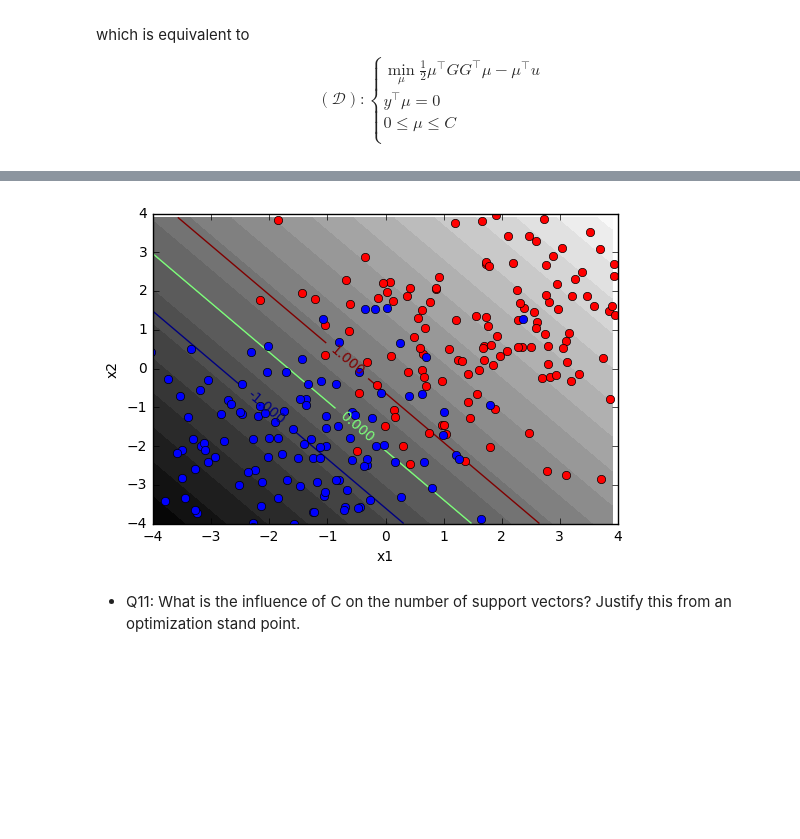
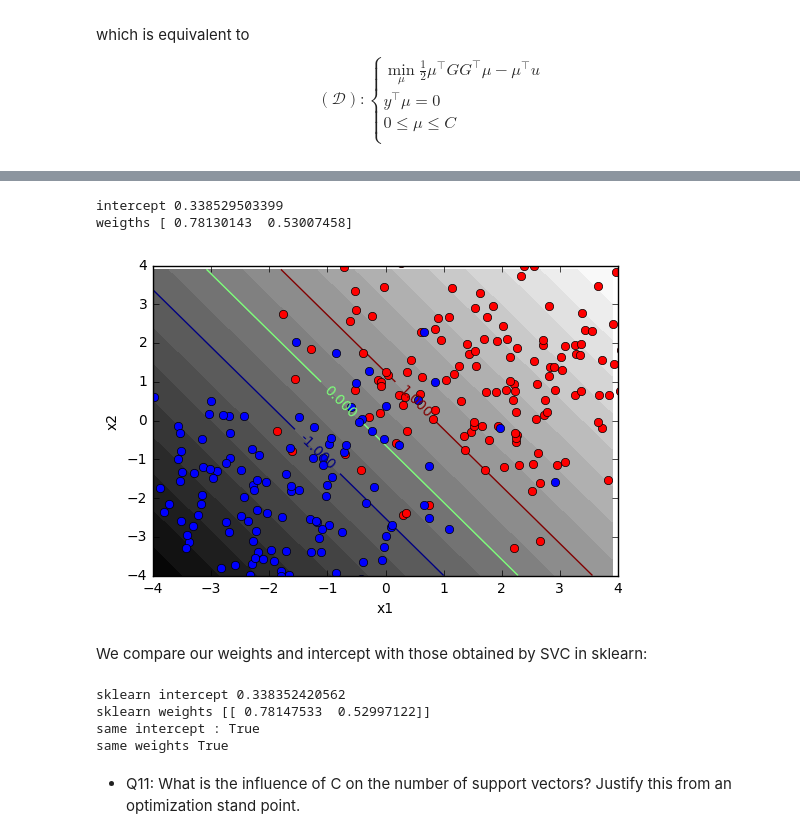
Before and after one commit to DataNest/project-optimization-data-science, a Jupyter notebook: project_el_alaoui_salma_and_hung_chia_man_and_liu_zhengying-merge.ipynb, the cells around one changed output, grey strips where cells are left out. Drawn from its saved outputs; the diff is of its cells as text; code cells hidden in the pictures; blank space fills up the shorter version.

Commit message:
correct question 19 and add comaprison with sklearn

```diff
--- a/project_el_alaoui_salma_and_hung_chia_man_and_liu_zhengying-merge.ipynb
+++ b/project_el_alaoui_salma_and_hung_chia_man_and_liu_zhengying-merge.ipynb
@@ -530,0 +571,9 @@ $$
+# %%
+def compute_b(K, y, mu_support, idx_support, C):
+    mu = np.zeros(K.shape[0])
+    mu[idx_support] = mu_support
+    # we choose a support vector for which \xi_i = 0, which means \mu_i < C
+    i = idx_support[np.where(C - mu_support > 1e-5)[0][0]]
+    y_i = y[i]
+    b = y_i - np.sum((y[idx_support] * mu_support) * K[i, idx_support], axis = 0)
+    return b
@@ -531,12 +582,31 @@ $$
 # %%
-X, y = datasets(name='gaussian', n_points=300, sigma=1.7)
-
 K = kernel(X, X)
-mu_support, idx_support = svm_solver(K, y, C=1)
-b = compute_b(K, y, mu_support, idx_support)
+C = 1
+mu_support, idx_support = svm_solver(K, y, C)
+b = compute_b(K, y, mu_support, idx_support, C)
+w = np.sum((mu_support * y[idx_support])[: , None] * X[idx_support], axis=0)
 plot_classif(X, y, mu_support, idx_support, b)
+print("intercept", b)
+print("weigths", w)
 # %% [output]
+intercept 0.338529503399
+weigths [ 0.78130143  0.53007458]
-[figure, old version]
+[figure, new version]
+# %% [markdown]
+We compare our weights and intercept with those obtained by SVC in sklearn:
+# %%
+from sklearn.svm import SVC
+clf = SVC(kernel='linear', C=C)
+clf.fit(X,y)
+print("sklearn intercept", clf.intercept_[0])
+print("sklearn weights", clf.coef_)
+print("same intercept :", np.isclose(clf.intercept_[0], b, rtol=1e-3))
+print("same weights", np.isclose(clf.coef_, w, rtol=1e-3).all())
+# %% [output]
+sklearn intercept 0.338352420562
+sklearn weights [[ 0.78147533  0.52997122]]
+same intercept : True
+same weights True
 # %% [markdown]
 - Q11: What is the influence of C on the number of support vectors? Justify this from an optimization stand point.
 # %% [markdown]
```
Also changed, not shown: parts of 22 cells of this notebook.
